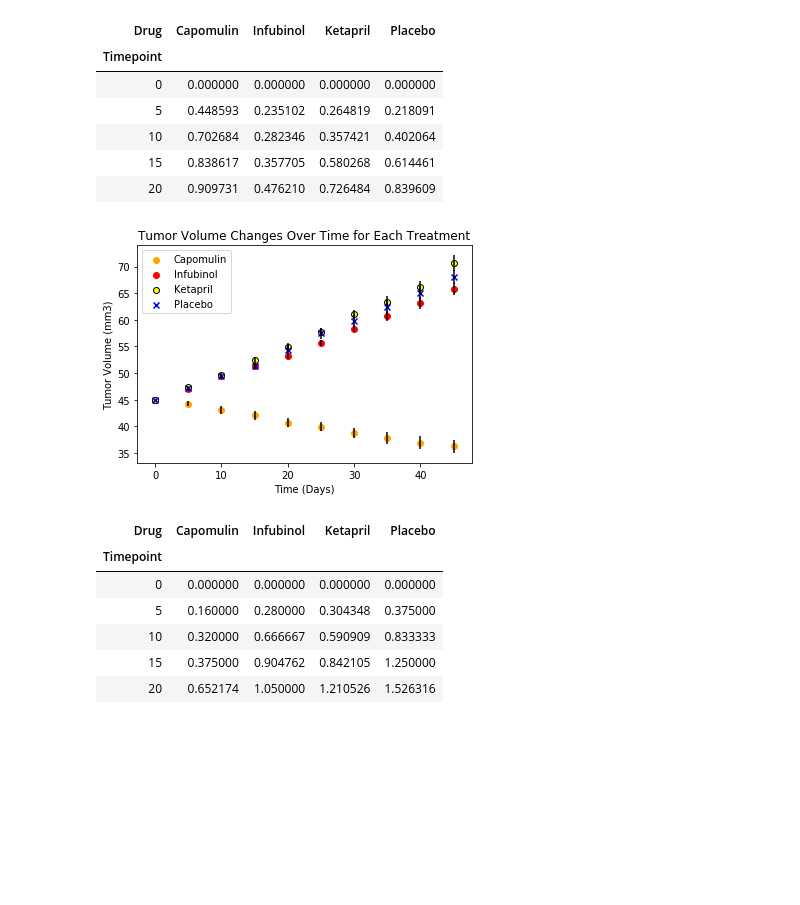
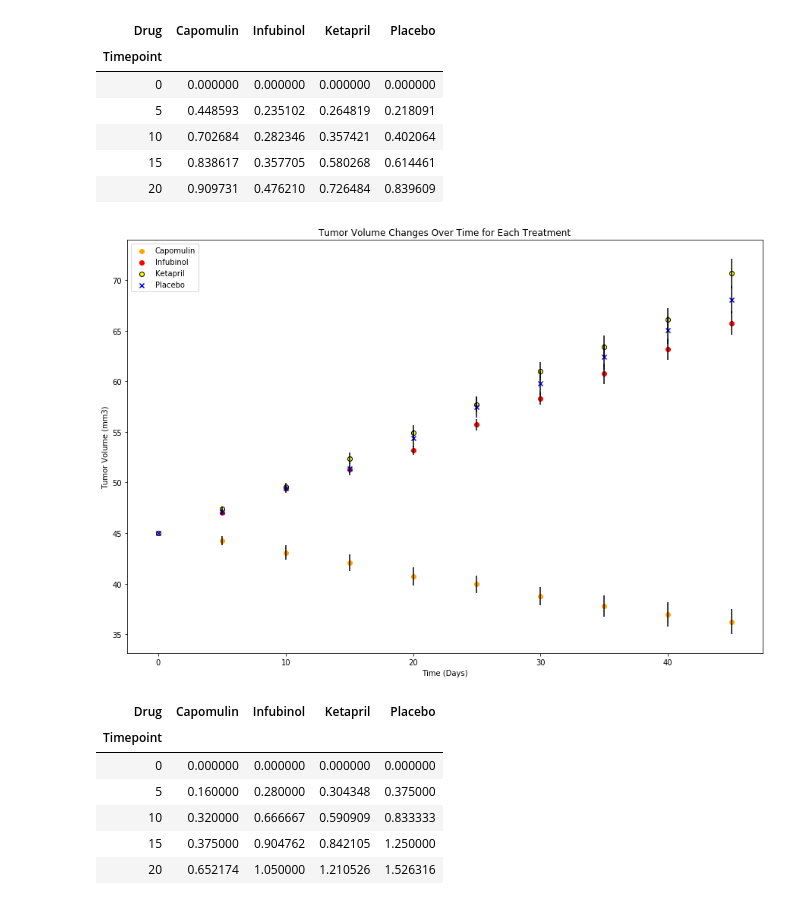
Before and after one commit to claudiaahrens/matplotlib-challenge, a Jupyter notebook: Pymaceuticals/Homework 5.ipynb, the cells around one changed output. Drawn from its saved outputs; the diff is of its cells as text; code cells hidden in the pictures; blank space fills up the shorter version.

```diff
--- a/Pymaceuticals/Homework 5.ipynb
+++ b/Pymaceuticals/Homework 5.ipynb
@@ -101,30 +101,35 @@ reformatted_drug_standard_error.head()
 | 15 | 0.838617 | 0.357705 | 0.580268 | 0.614461 |
 | 20 | 0.909731 | 0.476210 | 0.726484 | 0.839609 |
 # %%
+#Adding scatterplot with tumor volume changes over time for each treatment
+
+plt.figure(figsize=(15, 10))
+
 timepoints = reformatted_drug_tumor.index
+
 plt.scatter(timepoints, reformatted_drug_tumor['Capomulin'], marker="o", facecolors="orange", edgecolors="orange", label="Capomulin")
 plt.errorbar(timepoints, reformatted_drug_tumor['Capomulin'], reformatted_drug_standard_error['Capomulin'], fmt='none', ecolor='black',label=None)
 
 plt.scatter(timepoints, reformatted_drug_tumor['Infubinol'], marker="o", facecolors="red", edgecolors="red",label="Infubinol")
 plt.errorbar(timepoints, reformatted_drug_tumor['Infubinol'], reformatted_drug_standard_error['Infubinol'], fmt='none', ecolor='black',label=None)
 
 
 plt.scatter(timepoints, reformatted_drug_tumor['Ketapril'], marker="o", facecolors="yellow", edgecolors="black",label="Ketapril")
 plt.errorbar(timepoints, reformatted_drug_tumor['Ketapril'], reformatted_drug_standard_error['Ketapril'], fmt='none', ecolor='black',label=None)
 
 
 plt.scatter(timepoints, reformatted_drug_tumor['Placebo'], marker="x", facecolors="blue",label="Placebo")
 plt.errorbar(timepoints, reformatted_drug_tumor['Placebo'], reformatted_drug_standard_error['Placebo'], fmt='none', ecolor='black',label=None)
 
 
 plt.legend()
 plt.title('Tumor Volume Changes Over Time for Each Treatment')
 plt.xlabel('Time (Days)')
-plt.ylabel('Tumor Volume (mm3)')
+plt.ylabel ('Tumor Volume (mm3)')
 plt.savefig("../Pymaceuticals/Tumor-Volume-Changes-Over-Time-for-Each-Treatment.png")
 plt.show()
 # %% [output]
-[figure, old version]
+[figure, new version]
 # %%
 #  Metastatic Response to Treatment
 metatastic_response = data_complete.groupby(['Drug', 'Timepoint']).agg({'Metastatic Sites' : 'mean'}).reset_index()
```
Also changed, not shown: parts of 8 cells of this notebook, 5 other files.
